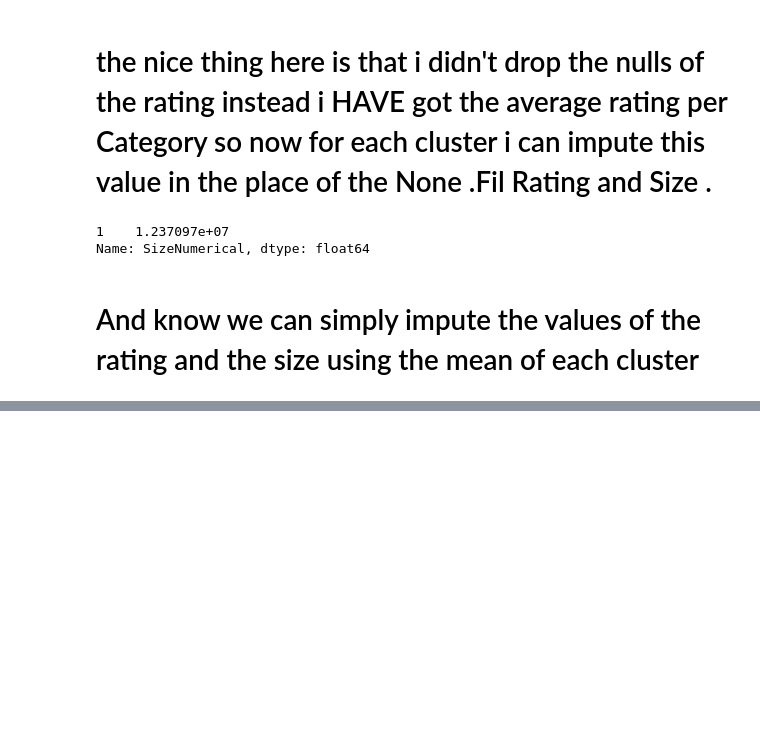
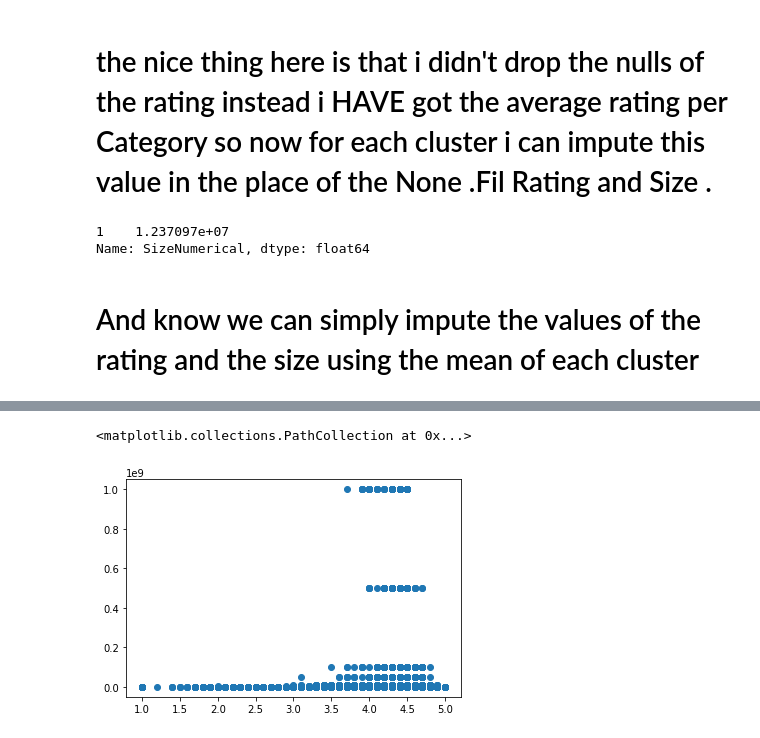
Before and after one commit to yasmeenel3sh/DataEngineeringCourseProject, a Jupyter notebook: google-play-store-apps/nourhan.ipynb, the cells around one changed output, grey strips where cells are left out. Drawn from its saved outputs; the diff is of its cells as text; code cells hidden in the pictures; blank space fills up the shorter version.

Commit message:
normalize the value of installs and investigate correlation

```diff
--- a/google-play-store-apps/nourhan.ipynb
+++ b/google-play-store-apps/nourhan.ipynb
@@ -463,3 +463,7 @@ aggregatedData.loc[aggregatedData['Category']=='ART_AND_DESIGN'].SizeNumerical
 Name: SizeNumerical, dtype: float64
 # %% [markdown]
 # And know we can simply impute the values of the rating and the size using the mean of each cluster
+# %%
+app_data3 = pd.read_csv("./googleplaystore.csv")
+
+app_data3.head()
@@ -465,0 +477,14 @@ Name: SizeNumerical, dtype: float64
+# %%
+app_data3=app_data3[app_data3['Category']!='1.9']
+# %%
+installsNew = [] # define array structure
+for installsNum in app_data3["Installs"]:
+    if(installsNum[len(installsNum)-1]=="+"):
+        install=(installsNum[:len(installsNum)-1]).replace(',','')
+    elif(installsNum[len(installsNum)-1]=="0"):
+        print('here')
+        install=installsNum
+
+    install=int(install)
+    installsNew.append(install)
+app_data3["InstallsNew"] = installsNew
@@ -465,0 +536,2 @@ Name: SizeNumerical, dtype: float64
+# %%
+app_data3 = app_data3[pd.notnull(app_data3['Rating'])]
@@ -465,0 +557,5 @@ Name: SizeNumerical, dtype: float64
+# %%
+plt.scatter(app_data3.Rating, app_data3.InstallsNew)
+# %% [output]
+<matplotlib.collections.PathCollection at 0x...>
+[figure, added]
```
Also changed, not shown: parts of 17 cells of this notebook.
